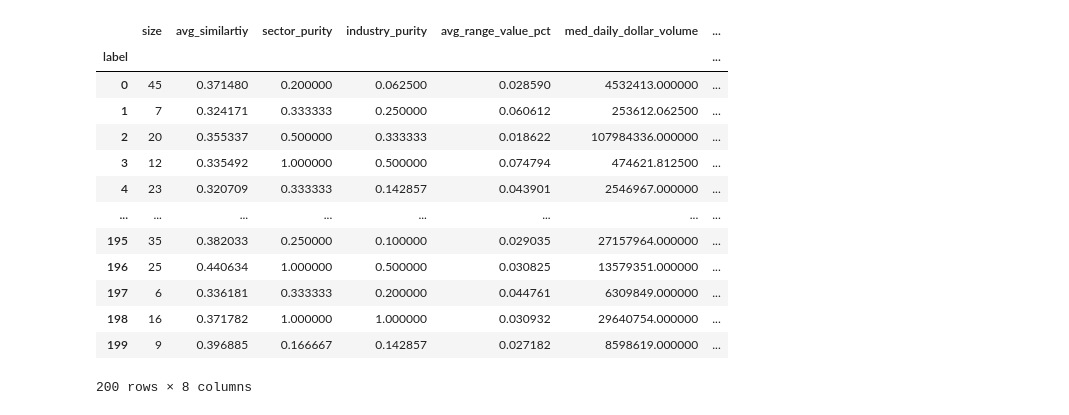
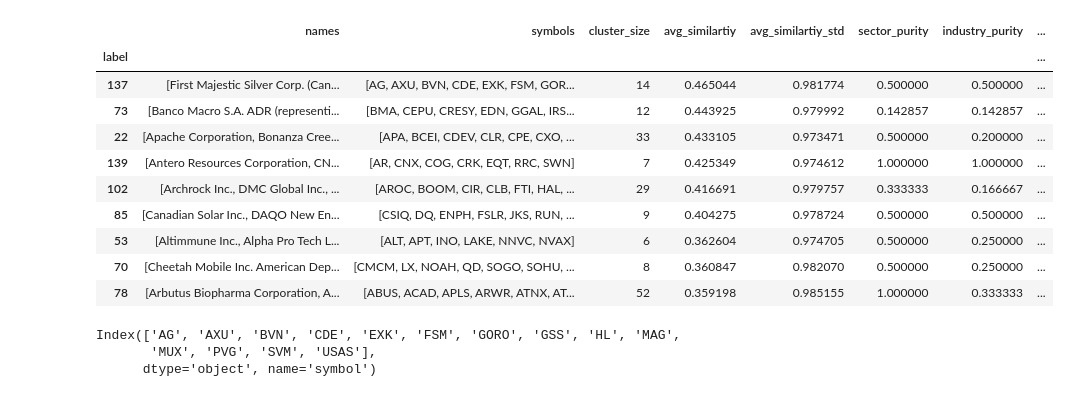
Before and after one commit to bobcolner/pandas-polygon, a Jupyter notebook: nb_market_cluster.ipynb, the cells around one changed output. Drawn from its saved outputs; the diff is of its cells as text; code cells hidden in the pictures.

```diff
--- a/nb_market_cluster.ipynb
+++ b/nb_market_cluster.ipynb
@@ -51,10 +46,9 @@ X = r['g_zs_log_returns_resid']
 Xt = X.transpose()
 gt_industry = r['sym_meta'].industry.values
 gt_sector = r['sym_meta'].sector.values
+
+# compute covariance/correlation/distance/similarity matrics
+
+dist_mat, cor_mat = mcov.cov_denoise_detone_dist(X, detone=False)
+abs_cor_mat = abs(cor_mat)
-# %%
-# r['g_zs_log_returns_resid'].iloc[:, 1500:]
-
-dtdist_mat, dtcor_mat = mcov.cov_denoise_detone_dist(r['g_zs_log_returns'], detone=True)
-
-dist_mat, cor_mat = mcov.cov_denoise_detone_dist(r['g_zs_log_returns_resid'], detone=False)
 # %%
@@ -70,19 +62,4 @@ labels = pd.Series(hclust['cluster_labels'], name='lables')
 # %%
-out = mc.cluster_metrics(lables=labels, dist_mat=dist_mat, sym_meta=r['sym_meta'])
+# compute cluster descriptive stats
+
+out = mc.cluster_metrics(lables=hclust['cluster_labels'], dist_mat=dist_mat, sym_meta=r['sym_meta'])
-# %%
-out
-# %% [output]
-|  | size | avg_similartiy | sector_purity | industry_purity | avg_range_value_pct | med_daily_dollar_volume | ... |
-| label |  |  |  |  |  |  | ... |
-| 0 | 45 | 0.371480 | 0.200000 | 0.062500 | 0.028590 | 4532413.000000 | ... |
-| 1 | 7 | 0.324171 | 0.333333 | 0.250000 | 0.060612 | 253612.062500 | ... |
-| 2 | 20 | 0.355337 | 0.500000 | 0.333333 | 0.018622 | 107984336.000000 | ... |
-| 3 | 12 | 0.335492 | 1.000000 | 0.500000 | 0.074794 | 474621.812500 | ... |
-| 4 | 23 | 0.320709 | 0.333333 | 0.142857 | 0.043901 | 2546967.000000 | ... |
-| ... | ... | ... | ... | ... | ... | ... | ... |
-| 195 | 35 | 0.382033 | 0.250000 | 0.100000 | 0.029035 | 27157964.000000 | ... |
-| 196 | 25 | 0.440634 | 1.000000 | 0.500000 | 0.030825 | 13579351.000000 | ... |
-| 197 | 6 | 0.336181 | 0.333333 | 0.200000 | 0.044761 | 6309849.000000 | ... |
-| 198 | 16 | 0.371782 | 1.000000 | 1.000000 | 0.030932 | 29640754.000000 | ... |
-| 199 | 9 | 0.396885 | 0.166667 | 0.142857 | 0.027182 | 8598619.000000 | ... |
-200 rows × 8 columns
@@ -99,3 +66,35 @@ X resids dncor detone: 37           X resids dncor detone: 386
+# %%
+size_mask = (out.cluster_size > 5)
+
+# size_mask = out.cluster_size > out.cluster_size.quantile(q=0.2)
+
+similartiy_mask = out.avg_similartiy > out.avg_similartiy.quantile(q=0.25)
+
+sector_purity_mask = out.sector_purity > out.sector_purity.quantile(q=0.25)
+
+industry_purity_mask = out.industry_purity > out.industry_purity.quantile(q=0.25)
+
+range_value_mask = out.avg_range_value_pct > out.avg_range_value_pct.quantile(q=0.75)
+# %%
+out[range_value_mask & similartiy_mask & size_mask].sort_values('avg_similartiy', ascending=False)[:9]
+# %% [output]
+|  | names | symbols | cluster_size | avg_similartiy | avg_similartiy_std | sector_purity | industry_purity | ... |
+| label |  |  |  |  |  |  |  | ... |
+| 137 | [First Majestic Silver Corp. (Can... | [AG, AXU, BVN, CDE, EXK, FSM, GOR... | 14 | 0.465044 | 0.981774 | 0.500000 | 0.500000 | ... |
+| 73 | [Banco Macro S.A. ADR (representi... | [BMA, CEPU, CRESY, EDN, GGAL, IRS... | 12 | 0.443925 | 0.979992 | 0.142857 | 0.142857 | ... |
+| 22 | [Apache Corporation, Bonanza Cree... | [APA, BCEI, CDEV, CLR, CPE, CXO, ... | 33 | 0.433105 | 0.973471 | 0.500000 | 0.200000 | ... |
+| 139 | [Antero Resources Corporation, CN... | [AR, CNX, COG, CRK, EQT, RRC, SWN] | 7 | 0.425349 | 0.974612 | 1.000000 | 1.000000 | ... |
+| 102 | [Archrock Inc., DMC Global Inc., ... | [AROC, BOOM, CIR, CLB, FTI, HAL, ... | 29 | 0.416691 | 0.979757 | 0.333333 | 0.166667 | ... |
+| 85 | [Canadian Solar Inc., DAQO New En... | [CSIQ, DQ, ENPH, FSLR, JKS, RUN, ... | 9 | 0.404275 | 0.978724 | 0.500000 | 0.500000 | ... |
+| 53 | [Altimmune Inc., Alpha Pro Tech L... | [ALT, APT, INO, LAKE, NNVC, NVAX] | 6 | 0.362604 | 0.974705 | 0.500000 | 0.250000 | ... |
+| 70 | [Cheetah Mobile Inc. American Dep... | [CMCM, LX, NOAH, QD, SOGO, SOHU, ... | 8 | 0.360847 | 0.982070 | 0.500000 | 0.250000 | ... |
+| 78 | [Arbutus Biopharma Corporation, A... | [ABUS, ACAD, APLS, ARWR, ATNX, AT... | 52 | 0.359198 | 0.985155 | 1.000000 | 0.333333 | ... |
+# %%
+out.iloc[137, :].symbol_meta.index
+# %% [output]
+Index(['AG', 'AXU', 'BVN', 'CDE', 'EXK', 'FSM', 'GORO', 'GSS', 'HL', 'MAG',
+       'MUX', 'PVG', 'SVM', 'USAS'],
+      dtype='object', name='symbol')
 # %%
 corex300 = up.pickle_load('data/corex300.pkl')
 
```
Also changed, not shown: parts of 8 cells of this notebook, 7 other files.
